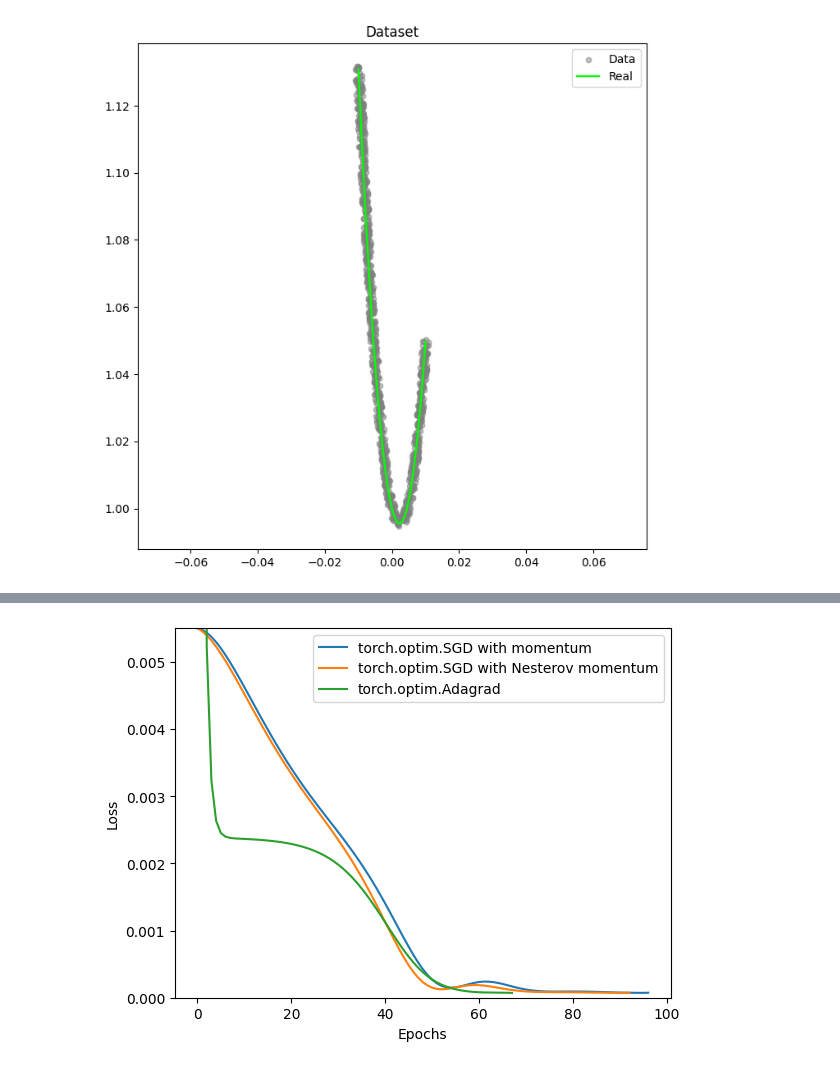
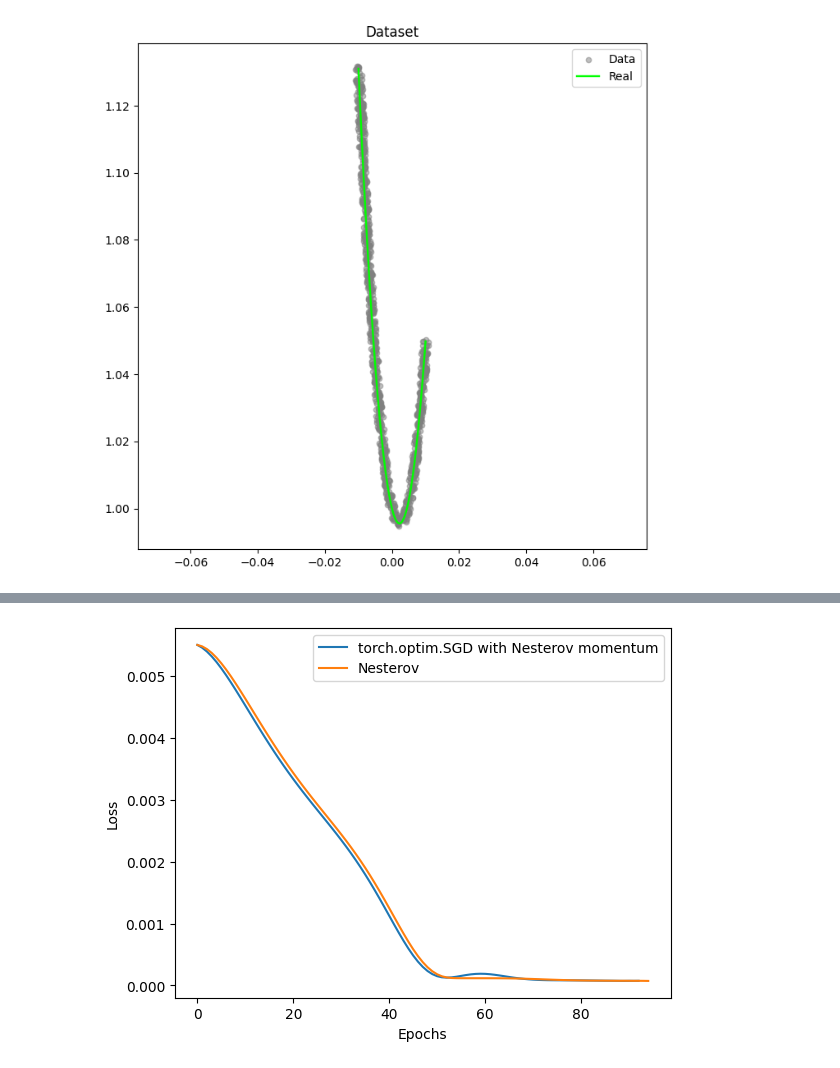
Before and after one commit to trio-at-optimization/optimization-lab4, a Jupyter notebook: Sources/T1/Reserch.ipynb, the cells around one changed output, grey strips where cells are left out. Cells and saved outputs as stored; diff of their text form; code cells hidden in the pictures.

```diff
--- a/Sources/T1/Reserch.ipynb
+++ b/Sources/T1/Reserch.ipynb
@@ -157,3 +192,3 @@ results_dict[label] = get_average_loss_history(multi_points)
 # %%
-print_mse_loss_history(subdict(results_dict, ["torch.optim.SGD with momentum", "torch.optim.SGD with Nesterov momentum", "torch.optim.Adagrad"]), eps_mean_init_w)
+print_mse_loss_history(subdict(results_dict, ["torch.optim.SGD with Nesterov momentum", "Nesterov"]))
 # %% [output]
@@ -160 +198 @@ print_mse_loss_history(subdict(results_dict, ["torch.optim.SGD with momentum", "
-[figure, old version]
+[figure, new version]
```
Also changed, not shown: parts of 14 cells of this notebook.
